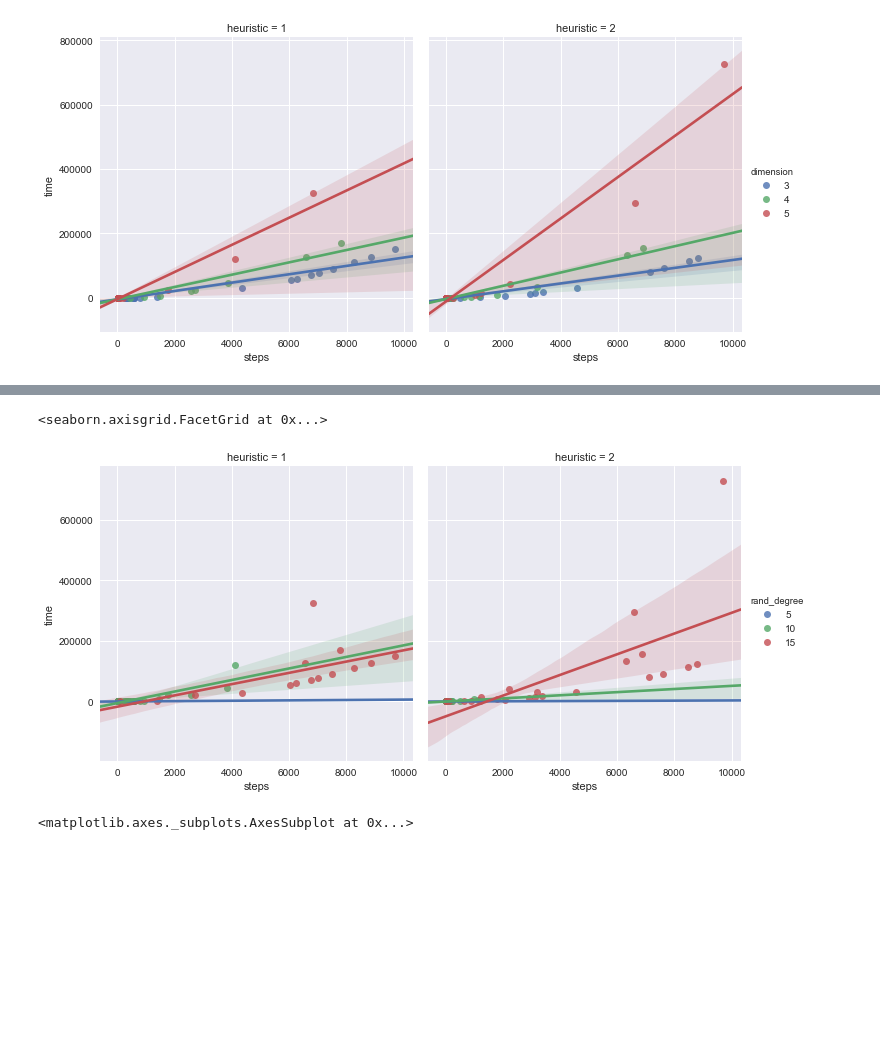
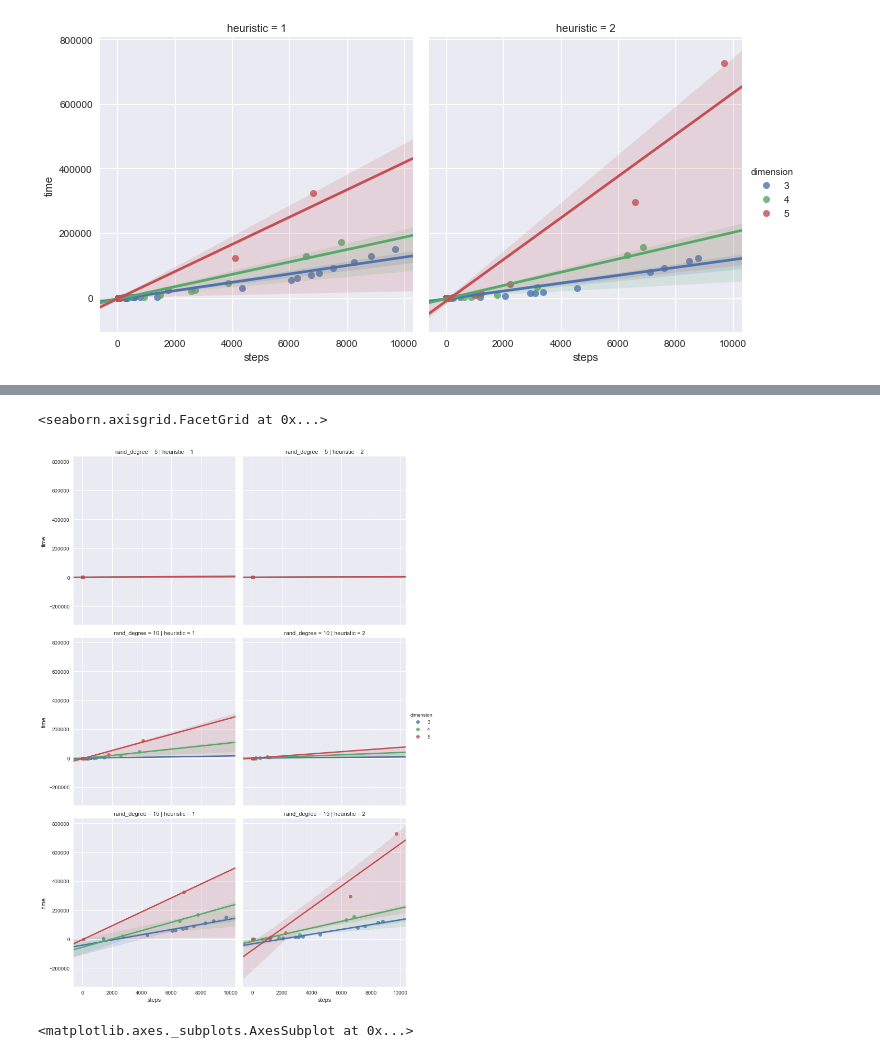
Before and after one commit to ilyakrasnov/ai_project_jce17, a Jupyter notebook: stats/Analysis.ipynb, the cells around one changed output, grey strips where cells are left out. Saved outputs shown, nothing was run; the diff lists cells and outputs as text; code cells hidden in the pictures; blank space fills up the shorter version.

```diff
--- a/stats/Analysis.ipynb
+++ b/stats/Analysis.ipynb
@@ -105,8 +110,8 @@ sns.lmplot(x="steps", y="time", hue="dimension", col="heuristic", data=df)
 # %%
-sns.lmplot(x="steps", y="time", hue="rand_degree", col="heuristic", data=df)
+sns.lmplot(x="steps", y="time", hue="dimension", col="heuristic", row="rand_degree", data=df)
 # %% [output]
 <seaborn.axisgrid.FacetGrid at 0x...>
-[figure, old version]
+[figure, new version]
 # %%
 sns.distplot(df['time'], bins=5)
 # %% [output]
```
Also changed, not shown: parts of 7 cells of this notebook.
